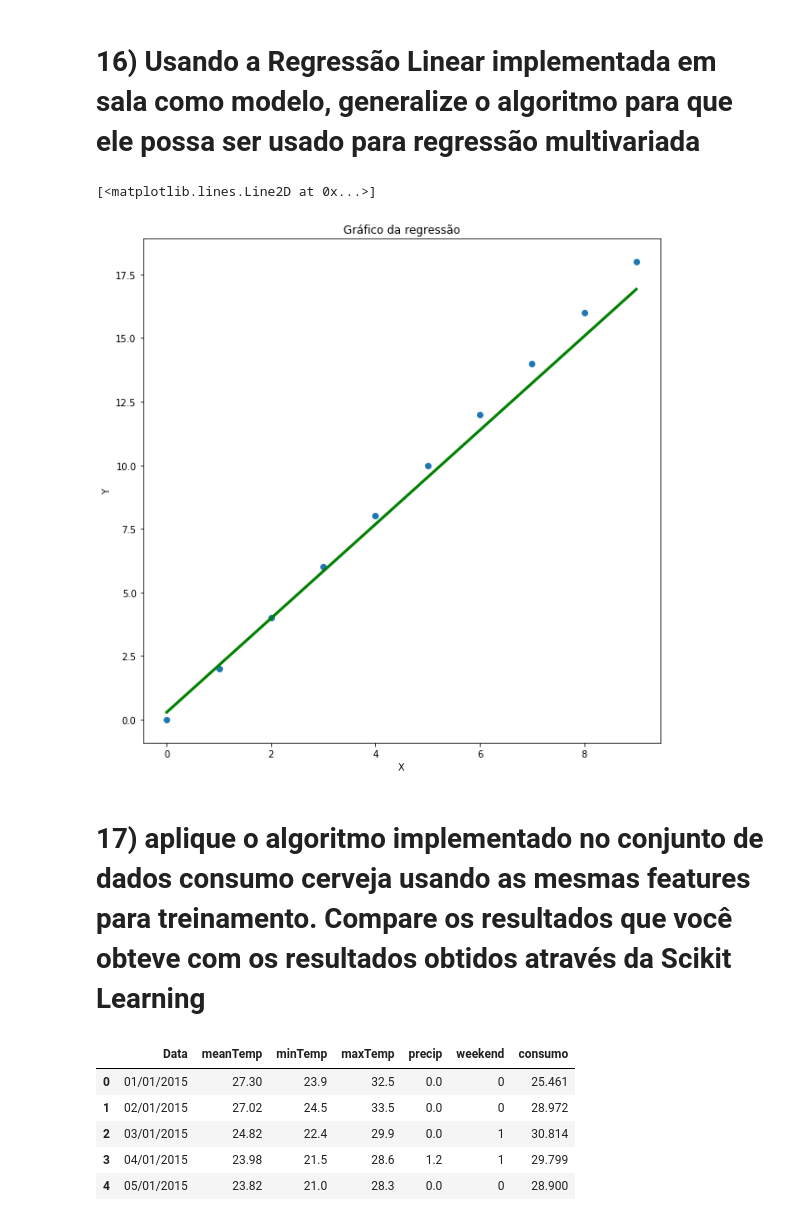
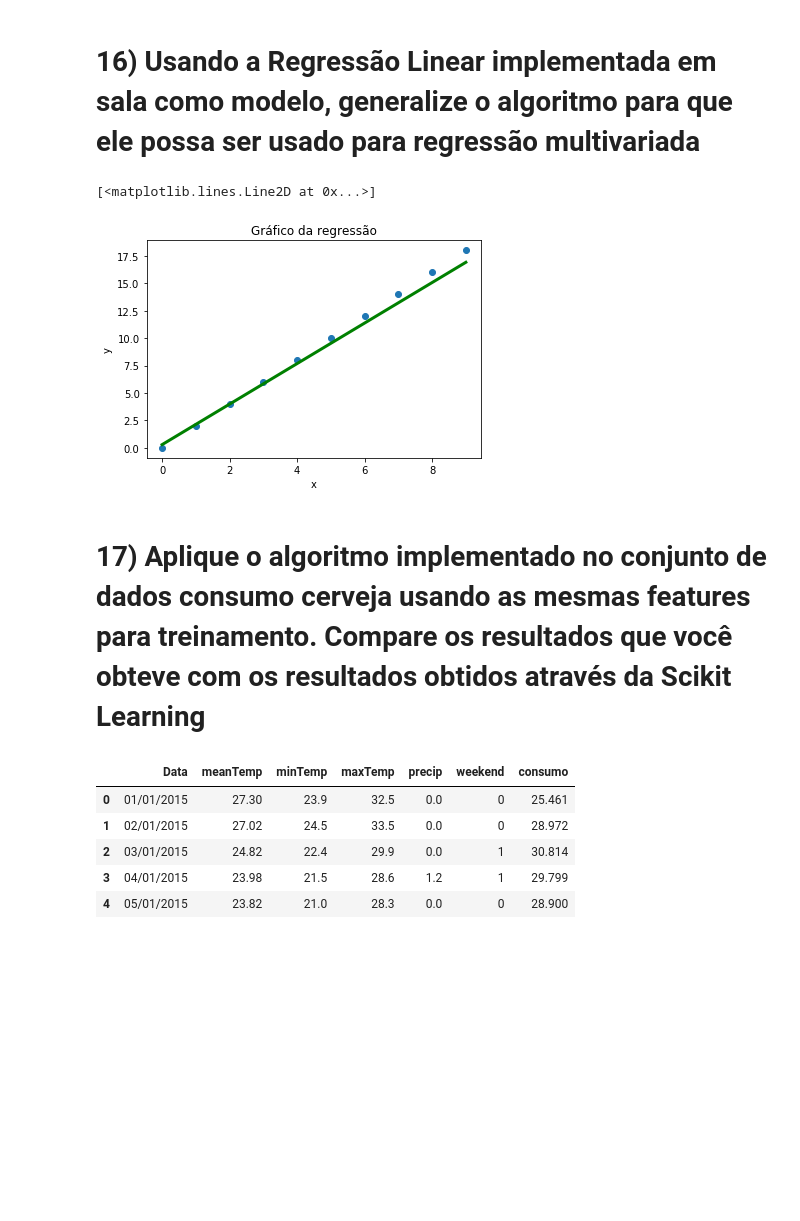
Before and after one commit to tentativafc/fiap, a Jupyter notebook: python/trabalhofinal/TrabalhoFinal.ipynb, the cells around one changed output. Cells and saved outputs as stored; diff of their text form; code cells hidden in the pictures; blank space fills up the shorter version.

```diff
--- a/python/trabalhofinal/TrabalhoFinal.ipynb
+++ b/python/trabalhofinal/TrabalhoFinal.ipynb
@@ -387,23 +391,24 @@ class LinearRegression():
         return X_predict.dot(self.__theta)
 # %%
 lr = LinearRegression(num_iterations=100, alpha=0.001)
+
 X = np.arange(10)
 y = X * 2 # y = 2X
 
 lr.fit(X, y)
 y_predict = lr.predict(X)
 
-fig, ax = plt.subplots(figsize=(10,10))
-ax.set_xlabel('X')
-ax.set_ylabel('Y')
+fig, ax = plt.subplots()
+ax.set_xlabel('x')
+ax.set_ylabel('y')
 ax.set_title(f'Gráfico da regressão')
 ax.scatter(X, y)
 ax.plot(X, y_predict, color='green', linewidth=3)
 # %% [output]
 [<matplotlib.lines.Line2D at 0x...>]
-[figure, old version]
+[figure, new version]
 # %% [markdown]
-# 17) aplique o algoritmo implementado no conjunto de dados consumo cerveja usando as mesmas features para treinamento. Compare os resultados que você obteve com os resultados obtidos através da Scikit Learning
+# 17) Aplique o algoritmo implementado no conjunto de dados consumo cerveja usando as mesmas features para treinamento. Compare os resultados que você obteve com os resultados obtidos através da Scikit Learning
 # %%
 df_beer = pd.read_csv('./Consumo_cerveja.csv',nrows=365,delimiter=';')
 df_beer = df_beer.rename(columns={'Temperatura Media (C)':'meanTemp','Temperatura Minima (C)':'minTemp','Temperatura Maxima (C)':'maxTemp',
```
Also changed, not shown: parts of 16 cells of this notebook, 2 other files.
